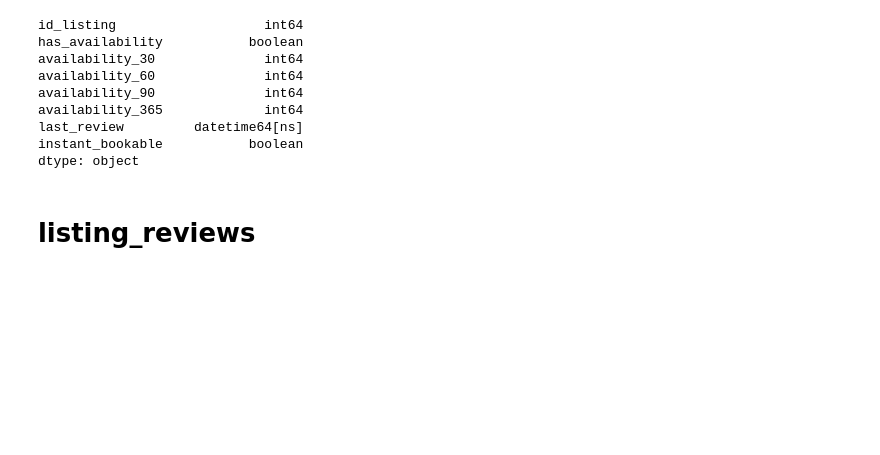
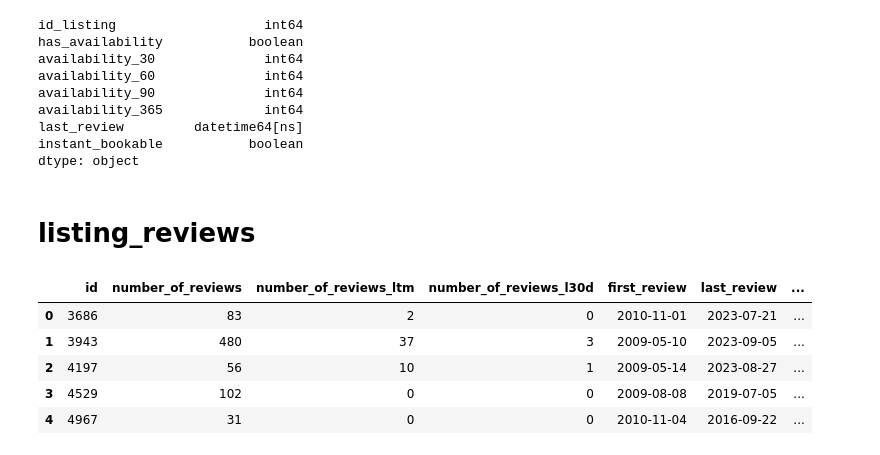
Before and after one commit to johbry17/DC-AirBnB-SQL-Database, a Jupyter notebook: cleaned_data/v1.0/data_cleaning_v1.0.ipynb, the cells around one changed output. Drawn from its saved outputs; the diff is of its cells as text; code cells hidden in the pictures; blank space fills up the shorter version.

Commit message:
Add listing_reviews table to v1.0 db

```diff
--- a/cleaned_data/v1.0/data_cleaning_v1.0.ipynb
+++ b/cleaned_data/v1.0/data_cleaning_v1.0.ipynb
@@ -868,3 +868,13 @@ with engine.begin() as conn:
     availability_df.to_sql("availability", conn, if_exists="append", index=False)
 # %% [markdown]
 <h1>listing_reviews
+# %%
+listing_reviews_df = df[["id", "number_of_reviews", "number_of_reviews_ltm", "number_of_reviews_l30d", "first_review", "last_review", "review_scores_rating", "review_scores_accuracy", "review_scores_cleanliness", "review_scores_checkin", "review_scores_communication", "review_scores_location", "reviews_per_month", "review_scores_value"]]
+listing_reviews_df.head()
+# %% [output]
+|  | id | number_of_reviews | number_of_reviews_ltm | number_of_reviews_l30d | first_review | last_review | ... |
+| 0 | 3686 | 83 | 2 | 0 | 2010-11-01 | 2023-07-21 | ... |
+| 1 | 3943 | 480 | 37 | 3 | 2009-05-10 | 2023-09-05 | ... |
+| 2 | 4197 | 56 | 10 | 1 | 2009-05-14 | 2023-08-27 | ... |
+| 3 | 4529 | 102 | 0 | 0 | 2009-08-08 | 2019-07-05 | ... |
+| 4 | 4967 | 31 | 0 | 0 | 2010-11-04 | 2016-09-22 | ... |
```
Also changed, not shown: parts of 3 cells of this notebook, 1 other file.
